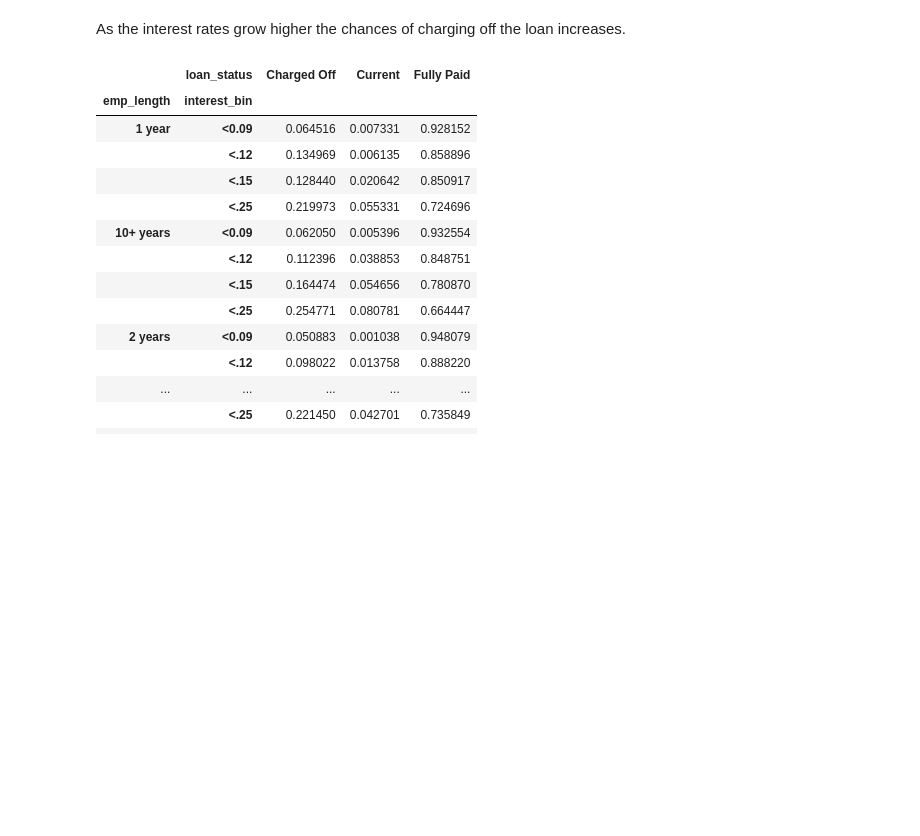
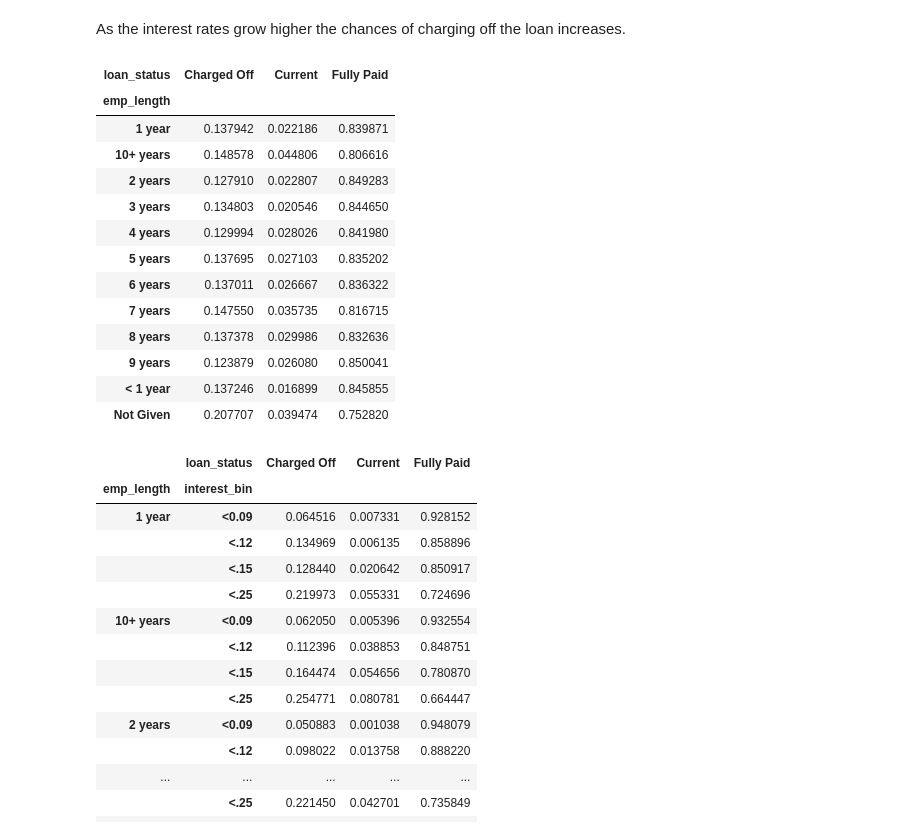
Before and after one commit to karthikmnkrishna/Loan-default-prediction, a Jupyter notebook: Loan_Case_study.ipynb, the cells around one changed output. Drawn from its saved outputs; the diff is of its cells as text; code cells hidden in the pictures; blank space fills up the shorter version.

```diff
--- a/Loan_Case_study.ipynb
+++ b/Loan_Case_study.ipynb
@@ -893,6 +924,24 @@ pd.crosstab([df.interest_bin],df.loan_status,values=df.loan_amnt,aggfunc='count'
 | <.25 | 0.233649 | 0.058750 | 0.707601 |
 # %% [markdown]
 As the interest rates grow higher the chances of charging off  the loan increases.
+# %%
+pd.crosstab([df.emp_length  ],df.loan_status,values=df.loan_amnt,aggfunc='count',
+           normalize='index')
+# %% [output]
+| loan_status | Charged Off | Current | Fully Paid |
+| emp_length |  |  |  |
+| 1 year | 0.137942 | 0.022186 | 0.839871 |
+| 10+ years | 0.148578 | 0.044806 | 0.806616 |
+| 2 years | 0.127910 | 0.022807 | 0.849283 |
+| 3 years | 0.134803 | 0.020546 | 0.844650 |
+| 4 years | 0.129994 | 0.028026 | 0.841980 |
+| 5 years | 0.137695 | 0.027103 | 0.835202 |
+| 6 years | 0.137011 | 0.026667 | 0.836322 |
+| 7 years | 0.147550 | 0.035735 | 0.816715 |
+| 8 years | 0.137378 | 0.029986 | 0.832636 |
+| 9 years | 0.123879 | 0.026080 | 0.850041 |
+| < 1 year | 0.137246 | 0.016899 | 0.845855 |
+| Not Given | 0.207707 | 0.039474 | 0.752820 |
 # %%
 pd.crosstab([df.emp_length , df.interest_bin ],df.loan_status,values=df.loan_amnt,aggfunc='count',
            normalize='index')
```
Also changed, not shown: parts of 10 cells of this notebook.
